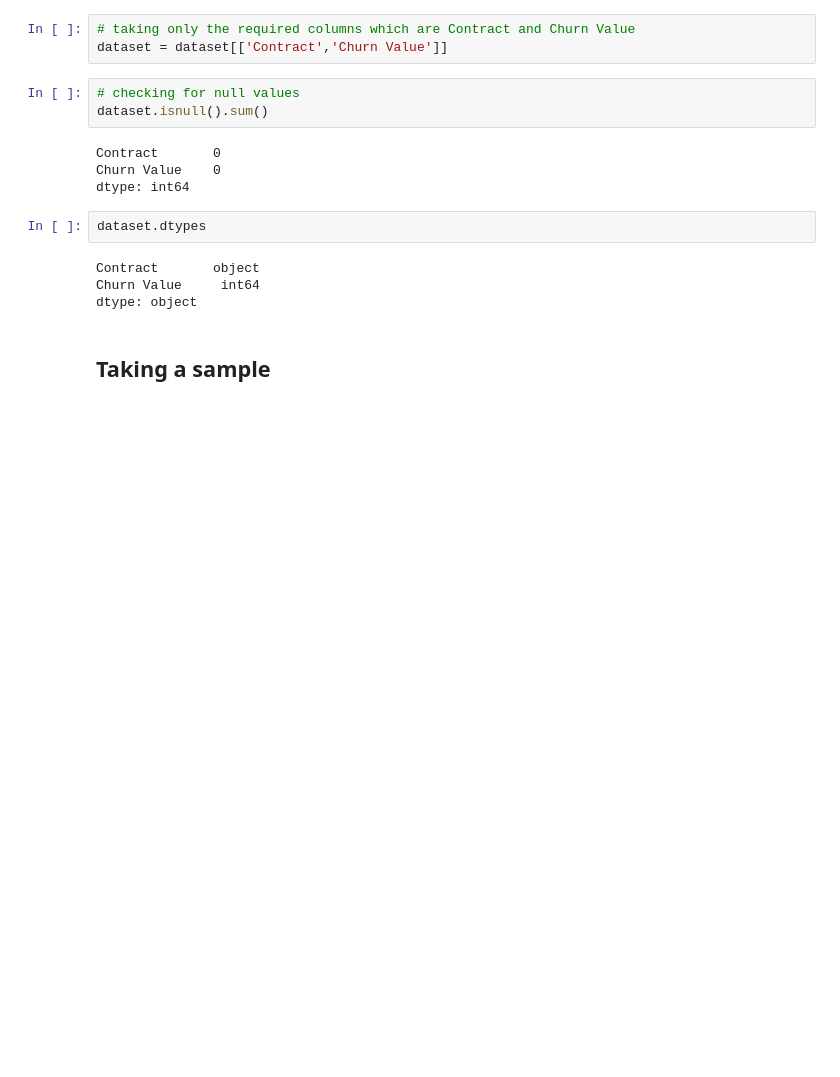
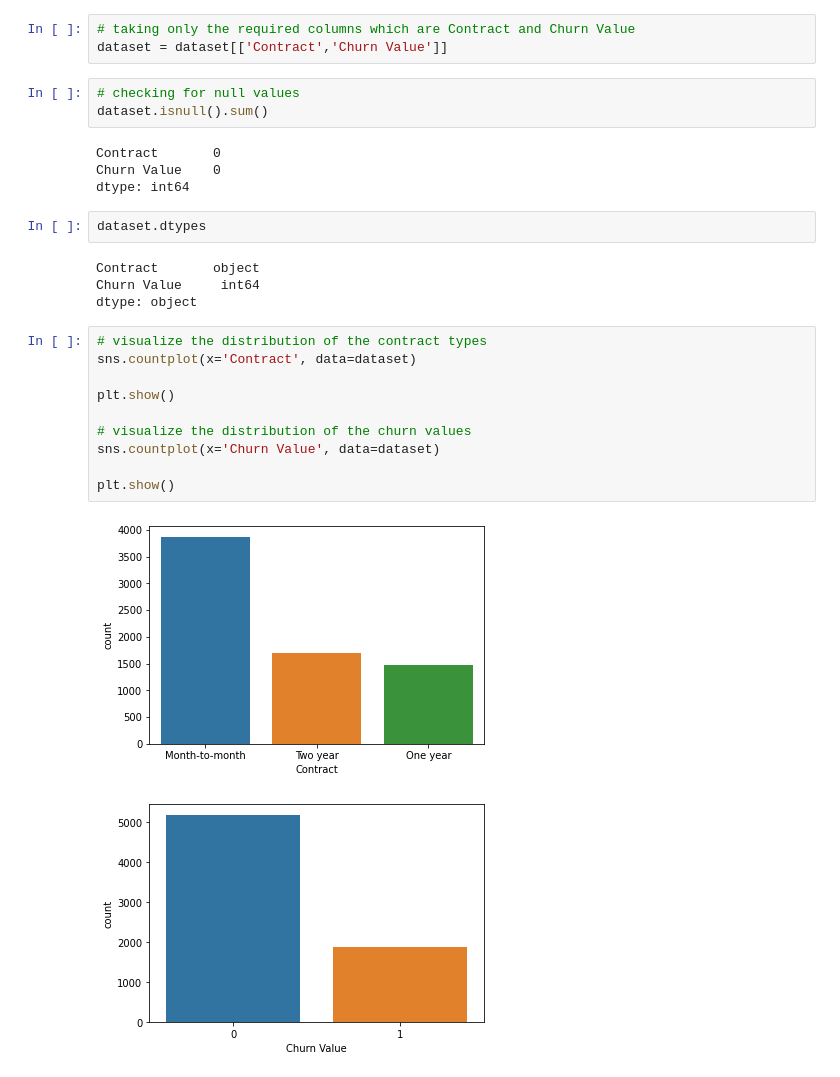
Before and after one commit to Ahmedmma72/Customer-Churn-Analysis-For-Telecommunication, a Jupyter notebook: Q2/q2.ipynb, the cells around one changed output. Saved outputs shown, nothing was run; the diff lists cells and outputs as text; blank space fills up the shorter version.

```diff
--- a/Q2/q2.ipynb
+++ b/Q2/q2.ipynb
@@ -38,6 +51,17 @@ dataset.dtypes
 Contract       object
 Churn Value     int64
 dtype: object
-# %% [markdown]
-## Taking a sample
+# %%
+# visualize the distribution of the contract types
+sns.countplot(x='Contract', data=dataset)
+
+plt.show()
+
+# visualize the distribution of the churn values
+sns.countplot(x='Churn Value', data=dataset)
+
+plt.show()
+# %% [output]
+[figure, added]
+[figure, added]
 # %%
```
Also changed, not shown: parts of 20 cells of this notebook, 2 other files.
